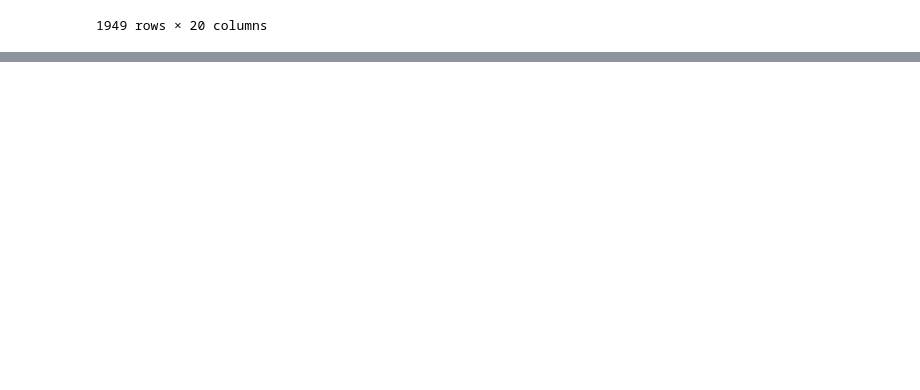
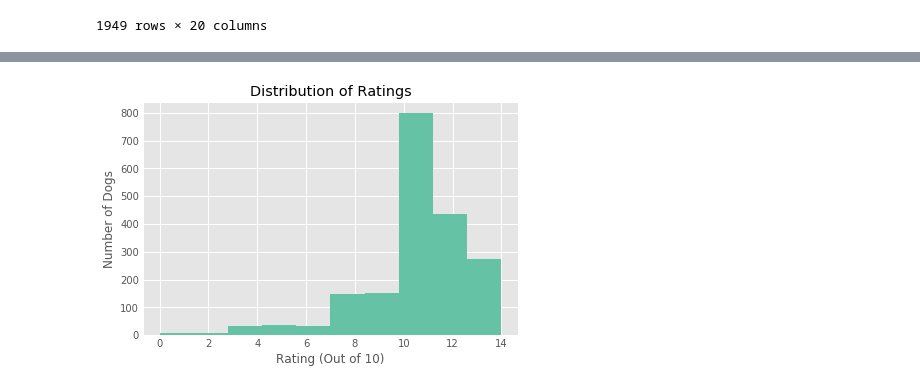
Before and after one commit to bakabbyy/WeRateDogs-twitter, a Jupyter notebook: wrangle_act.ipynb, the cells around one changed output, grey strips where cells are left out. Saved outputs shown, nothing was run; the diff lists cells and outputs as text; code cells hidden in the pictures; blank space fills up the shorter version.

```diff
--- a/wrangle_act.ipynb
+++ b/wrangle_act.ipynb
@@ -881,0 +950,9 @@ df.to_csv('twitter_archive_master.csv', index=False)
+# %%
+# Most of the ratings are < 15, so I will filter out the high values to create a plot that's easier to see
+df[df['rating_numerator'] < 15]['rating_numerator'].hist()
+plt.title('Distribution of Ratings')
+plt.xlabel('Rating (Out of 10)')
+plt.ylabel('Number of Dogs')
+plt.savefig('distro_ratings', bbox_inches='tight');
+# %% [output]
+[figure, added]
```
Also changed, not shown: parts of 25 cells of this notebook, 3 other files.
